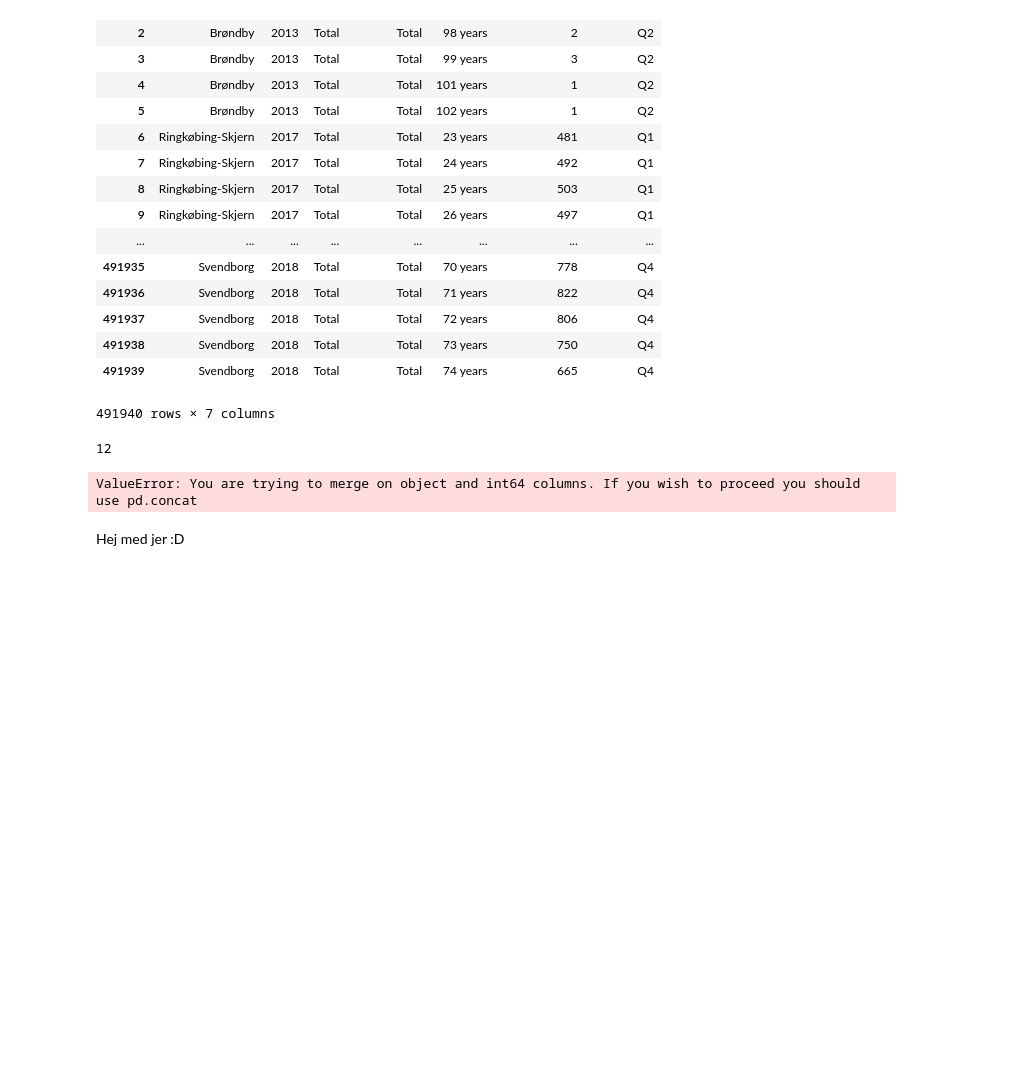
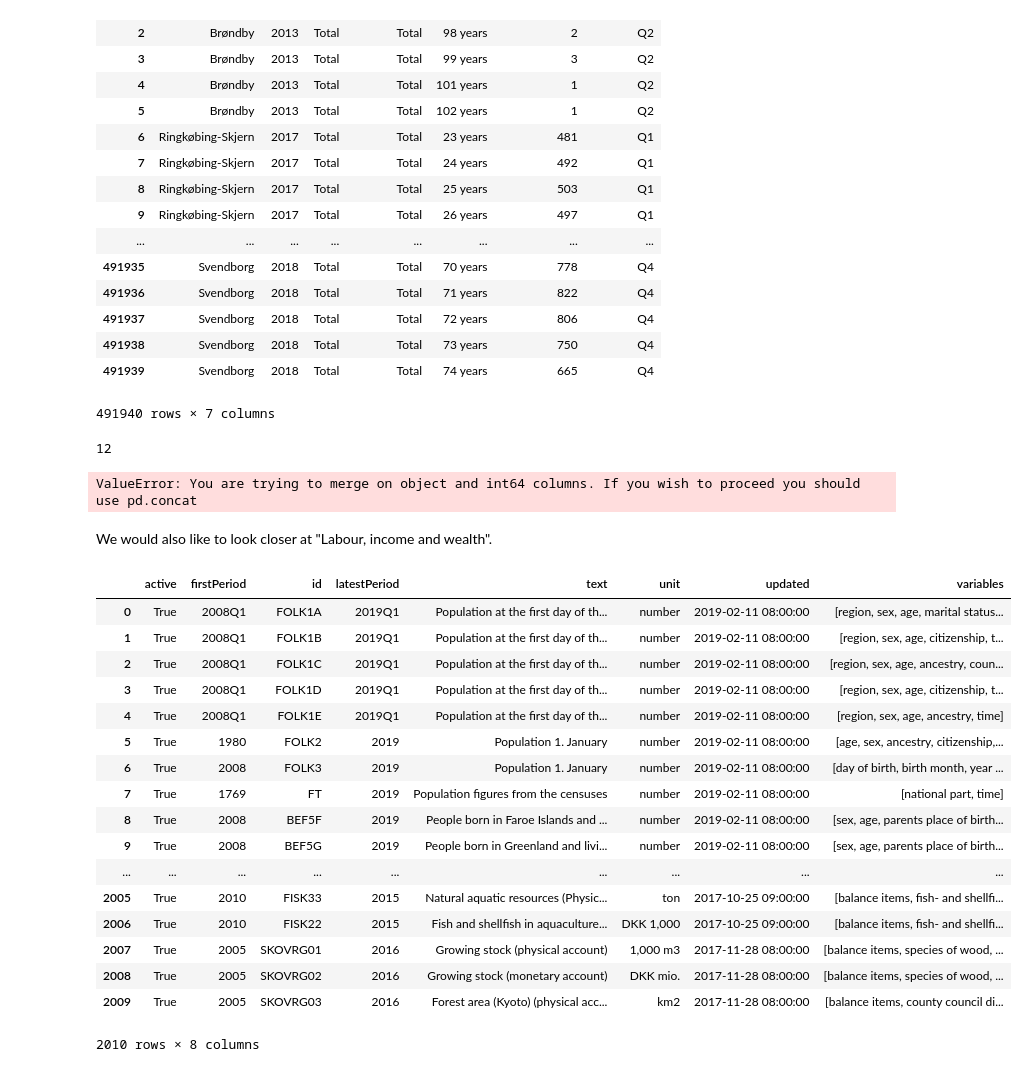
Before and after one commit to MathiasNymand/projects-2019-team-spirit, a Jupyter notebook: dataproject/dataproject/Dataproject.ipynb, the cells around one changed output. Drawn from its saved outputs; the diff is of its cells as text; code cells hidden in the pictures; blank space fills up the shorter version.

```diff
--- a/dataproject/dataproject/Dataproject.ipynb
+++ b/dataproject/dataproject/Dataproject.ipynb
@@ -173,5 +173,26 @@ mergedStuff = pd.merge(folk1aR, fodieR, on=['YEAR'], how='inner')
 mergedStuff.head()
 # %% [output]
 ValueError: You are trying to merge on object and int64 columns. If you wish to proceed you should use pd.concat
-# %% [markdown]
-Hej med jer :D
+# %% [markdown]
+We would also like to look closer at "Labour, income and wealth".
+# %%
+dst.get_tables(subjects=['04'])
+# %% [output]
+|  | active | firstPeriod | id | latestPeriod | text | unit | updated | variables |
+| 0 | True | 2008Q1 | FOLK1A | 2019Q1 | Population at the first day of th... | number | 2019-02-11 08:00:00 | [region, sex, age, marital status... |
+| 1 | True | 2008Q1 | FOLK1B | 2019Q1 | Population at the first day of th... | number | 2019-02-11 08:00:00 | [region, sex, age, citizenship, t... |
+| 2 | True | 2008Q1 | FOLK1C | 2019Q1 | Population at the first day of th... | number | 2019-02-11 08:00:00 | [region, sex, age, ancestry, coun... |
+| 3 | True | 2008Q1 | FOLK1D | 2019Q1 | Population at the first day of th... | number | 2019-02-11 08:00:00 | [region, sex, age, citizenship, t... |
+| 4 | True | 2008Q1 | FOLK1E | 2019Q1 | Population at the first day of th... | number | 2019-02-11 08:00:00 | [region, sex, age, ancestry, time] |
+| 5 | True | 1980 | FOLK2 | 2019 | Population 1. January | number | 2019-02-11 08:00:00 | [age, sex, ancestry, citizenship,... |
+| 6 | True | 2008 | FOLK3 | 2019 | Population 1. January | number | 2019-02-11 08:00:00 | [day of birth, birth month, year ... |
+| 7 | True | 1769 | FT | 2019 | Population figures from the censuses | number | 2019-02-11 08:00:00 | [national part, time] |
+| 8 | True | 2008 | BEF5F | 2019 | People born in Faroe Islands and ... | number | 2019-02-11 08:00:00 | [sex, age, parents place of birth... |
+| 9 | True | 2008 | BEF5G | 2019 | People born in Greenland and livi... | number | 2019-02-11 08:00:00 | [sex, age, parents place of birth... |
+| ... | ... | ... | ... | ... | ... | ... | ... | ... |
+| 2005 | True | 2010 | FISK33 | 2015 | Natural aquatic resources (Physic... | ton | 2017-10-25 09:00:00 | [balance items, fish- and shellfi... |
+| 2006 | True | 2010 | FISK22 | 2015 | Fish and shellfish in aquaculture... | DKK 1,000 | 2017-10-25 09:00:00 | [balance items, fish- and shellfi... |
+| 2007 | True | 2005 | SKOVRG01 | 2016 | Growing stock (physical account) | 1,000 m3 | 2017-11-28 08:00:00 | [balance items, species of wood, ... |
+| 2008 | True | 2005 | SKOVRG02 | 2016 | Growing stock (monetary account) | DKK mio. | 2017-11-28 08:00:00 | [balance items, species of wood, ... |
+| 2009 | True | 2005 | SKOVRG03 | 2016 | Forest area (Kyoto) (physical acc... | km2 | 2017-11-28 08:00:00 | [balance items, county council di... |
+2010 rows × 8 columns
```
Also changed, not shown: parts of 4 cells of this notebook.
